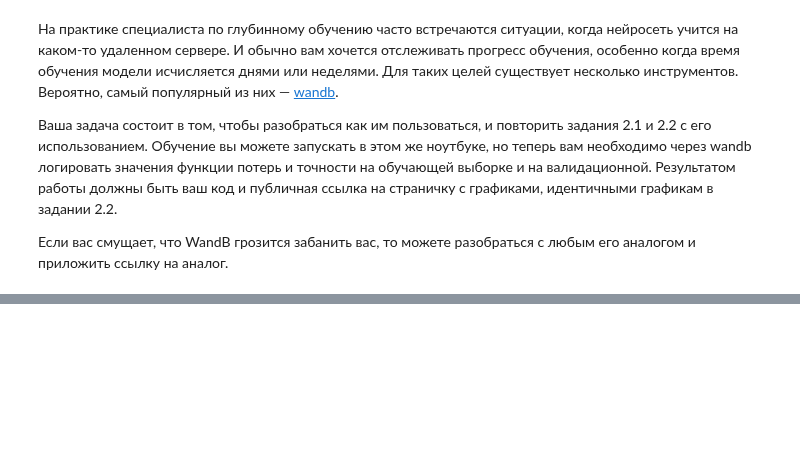
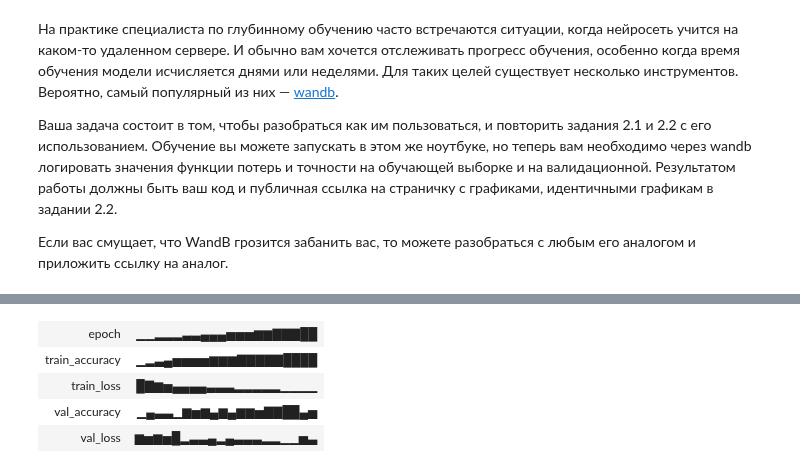
Before and after one commit to PavelMKh/HSE-AI, a Jupyter notebook: DL/HW2_Khomenko.ipynb, the cells around one changed output, grey strips where cells are left out. Drawn from its saved outputs; the diff is of its cells as text; code cells hidden in the pictures; blank space fills up the shorter version.

```diff
--- a/DL/HW2_Khomenko.ipynb
+++ b/DL/HW2_Khomenko.ipynb
@@ -848,0 +847,88 @@ __Комментарий:__ Наилучшие показатели accuracy п
+# %%
+import wandb
+
+wandb.init(project="hw2_dl", entity="pavelkhom-private")
+
+def test(model, data_loader):
+    loss_values = []
+    accuracy_values = []
+    model.eval()
+
+    with torch.no_grad():
+        for inputs, targets in data_loader:
+            inputs, targets = inputs.to(device), targets.to(device)
+
+            predictions = model(inputs)
+            loss_value = torch.nn.functional.cross_entropy(predictions, targets)
+
+            loss_values.append(loss_value.item())
+
+            predicted_classes = predictions.argmax(dim=1)
+            accuracy = (predicted_classes == targets).float().mean()
+            accuracy_values.append(accuracy.item())
+
+    return np.mean(loss_values), np.mean(accuracy_values)
+
+
+def train_epoch(model, optimizer, data_loader):
+    loss_values = []
+    accuracy_values = []
+    model.train()
+
+    for inputs, targets in data_loader:
+        inputs, targets = inputs.to(device), targets.to(device)
+
+        optimizer.zero_grad()
+        predictions = model(inputs)
+        loss_value = torch.nn.functional.cross_entropy(predictions, targets)
+
+        loss_value.backward()
+        optimizer.step()
+
+        loss_values.append(loss_value.item())
+
+        predicted_classes = predictions.argmax(dim=1)
+        accuracy = (predicted_classes == targets).float().mean()
+        accuracy_values.append(accuracy.item())
+
+    return loss_values, accuracy_values
+
+
+def train(model, optimizer, num_epochs, train_loader, val_loader, scheduler=None):
+    all_train_loss_values, all_train_accuracy_values = [], []
+    all_val_loss_values, all_val_accuracy_values = [], []
+
+    for epoch in range(num_epochs):
+        train_loss, train_accuracy = train_epoch(model, optimizer, train_loader)
+        val_loss, val_accuracy = test(model, val_loader)
+
+        all_train_loss_values.extend(train_loss)
+        all_train_accuracy_values.extend(train_accuracy)
+
+        all_val_loss_values.append(val_loss)
+        all_val_accuracy_values.append(val_accuracy)
+
+        wandb.log({
+            "train_loss": np.mean(train_loss),
+            "train_accuracy": np.mean(train_accuracy),
+            "val_loss": val_loss,
+            "val_accuracy": val_accuracy,
+            "epoch": epoch
+        })
+
+        print(f"Epoch {epoch}")
+        print(f" loss(train): {np.mean(train_loss)}, acc(train): {np.mean(train_accuracy)}")
+        print(f" loss(val): {val_loss}, acc(val): {val_accuracy}\n")
+
+        if scheduler is not None:
+            scheduler.step()
+
+    return all_train_loss_values, all_train_accuracy_values, all_val_loss_values, all_val_accuracy_values
+
+optimizer = optim.SGD(net.parameters(), lr=0.1, momentum=0.9)
+train_loss_log, train_acc_log, val_loss_log, val_acc_log = train(
+    net, optimizer, 20, train_loader, val_loader
+)
+
+wandb.finish()
+# %% [output]
@@ -848,0 +959,5 @@ __Комментарий:__ Наилучшие показатели accuracy п
+| epoch | ▁▁▂▂▂▃▃▄▄▄▅▅▅▆▆▇▇▇██ |
+| train_accuracy | ▁▂▃▄▅▅▅▅▆▆▆▇▇▇▇▇████ |
+| train_loss | █▇▆▅▄▄▄▄▃▃▃▂▂▂▂▂▁▁▁▁ |
+| val_accuracy | ▁▄▃▃▁▆▅▆▄▆▄▆▆▅▇▇██▄▅ |
+| val_loss | ▆▅▆▅█▂▃▃▄▂▄▃▃▃▂▂▁▁▅▃ |
```
Also changed, not shown: parts of 3 cells of this notebook.
